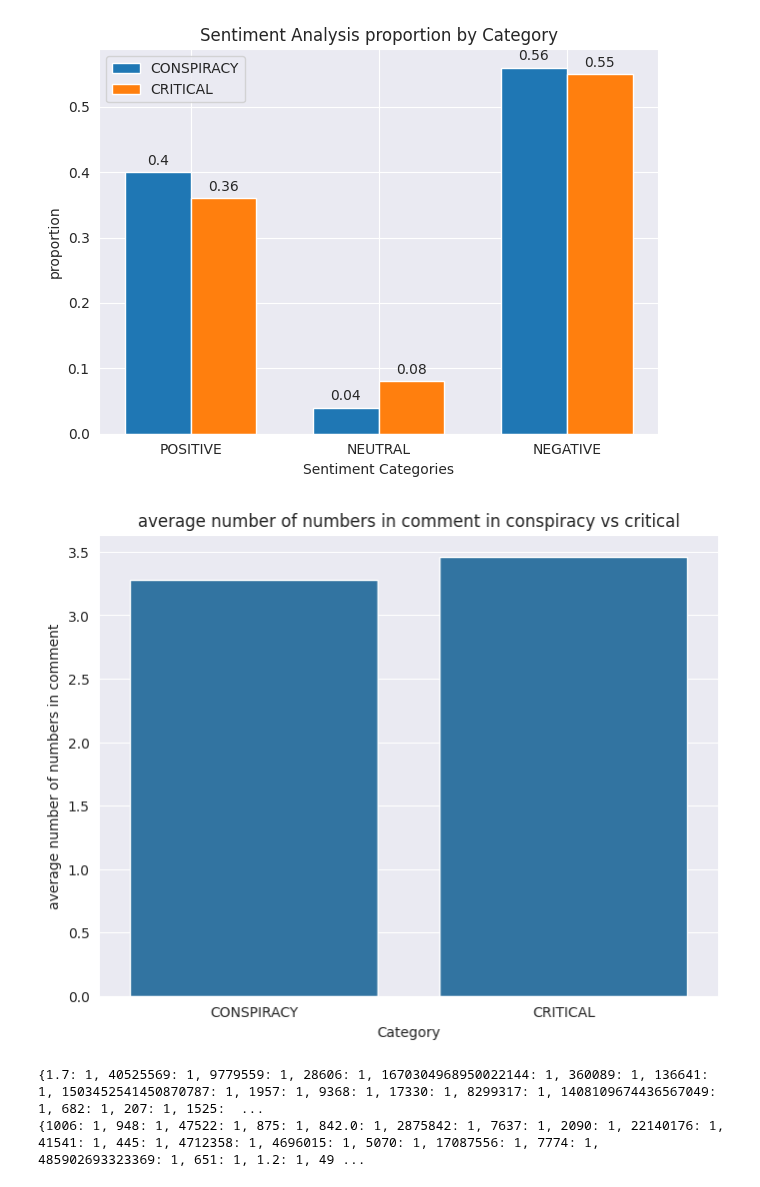
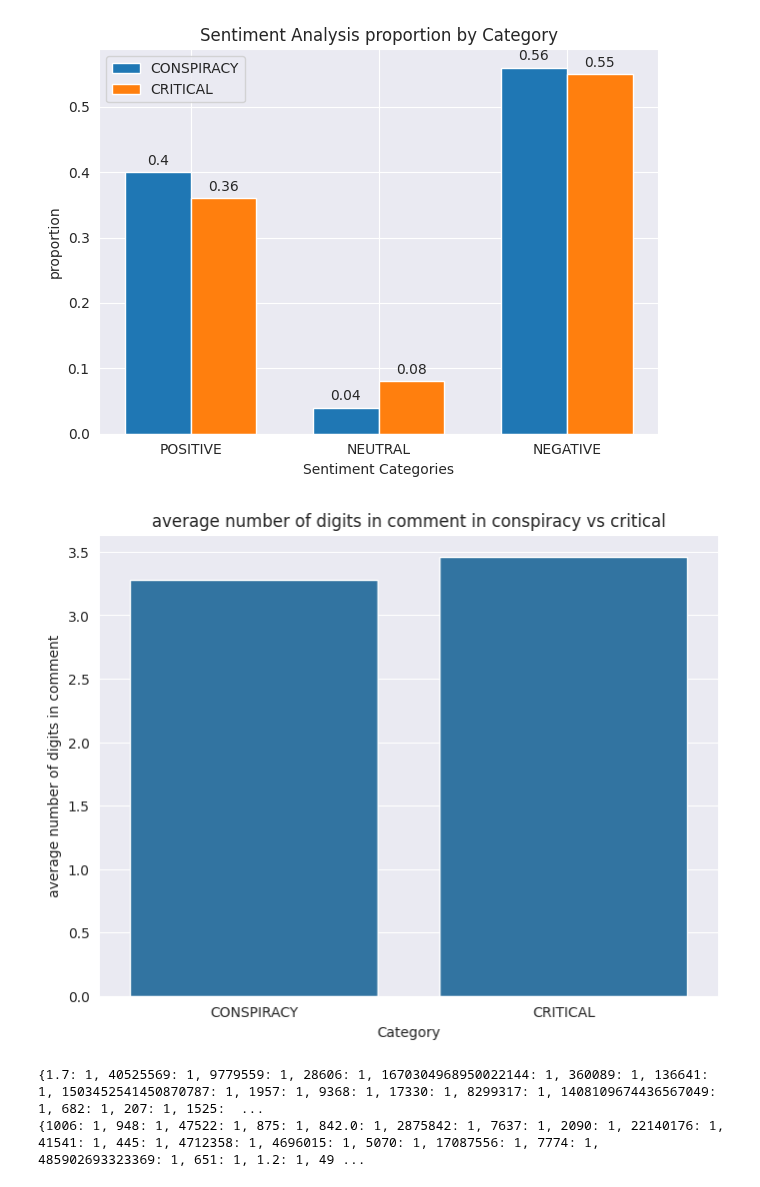
Before and after one commit to erikrubinov/nlp_project, a Jupyter notebook: src/task_1.ipynb, the cells around one changed output. Drawn from its saved outputs; the diff is of its cells as text; code cells hidden in the pictures.

Commit message:
small fixes in two figures

```diff
--- a/src/task_1.ipynb
+++ b/src/task_1.ipynb
@@ -359,38 +359,38 @@ def extract_numbers_with_decimals(text):
     numbers = re.findall(r'\d+\.\d+|\d+', text)
     numbers = [float(num) if '.' in num else int(num) for num in numbers]
     return numbers
 
 CONSPIRACY_decimals = []
 CRITICAL_decimals = []
 
 decimals = []
 for comment in data:
     if comment["category"] == "CONSPIRACY":
         CONSPIRACY_decimals.append(len(extract_numbers_with_decimals(comment["text"])))
     else:
         CRITICAL_decimals.append(len(extract_numbers_with_decimals(comment["text"])))
 
 
 categories = ['CONSPIRACY', 'CRITICAL']
 
 avereage_bad_word_proportion_per_comment_number= [np.mean(CONSPIRACY_decimals), np.mean(CRITICAL_decimals)]
 
 df = pd.DataFrame({
     'Category': categories,
-    'average number of numbers in comment': avereage_bad_word_proportion_per_comment_number
+    'average number of digits in comment': avereage_bad_word_proportion_per_comment_number
 })
 
 # Create bar chart
 plt.figure(figsize=(8, 6))
-sns.barplot(x='Category', y='average number of numbers in comment', data=df)
+sns.barplot(x='Category', y='average number of digits in comment', data=df)
 plt.xlabel('Category')
-plt.ylabel('average number of numbers in comment')
-plt.title('average number of numbers in comment in conspiracy vs critical')
+plt.ylabel('average number of digits in comment')
+plt.title('average number of digits in comment in conspiracy vs critical')
 # save fig
 plt.savefig("../reports/figures/01/average_number_of_numbers.png")
 plt.show()
 # %% [output]
-[figure, old version]
+[figure, new version]
 # %%
 from collections import Counter
 
```
Also changed, not shown: parts of 1 cell of this notebook, 2 other files.
